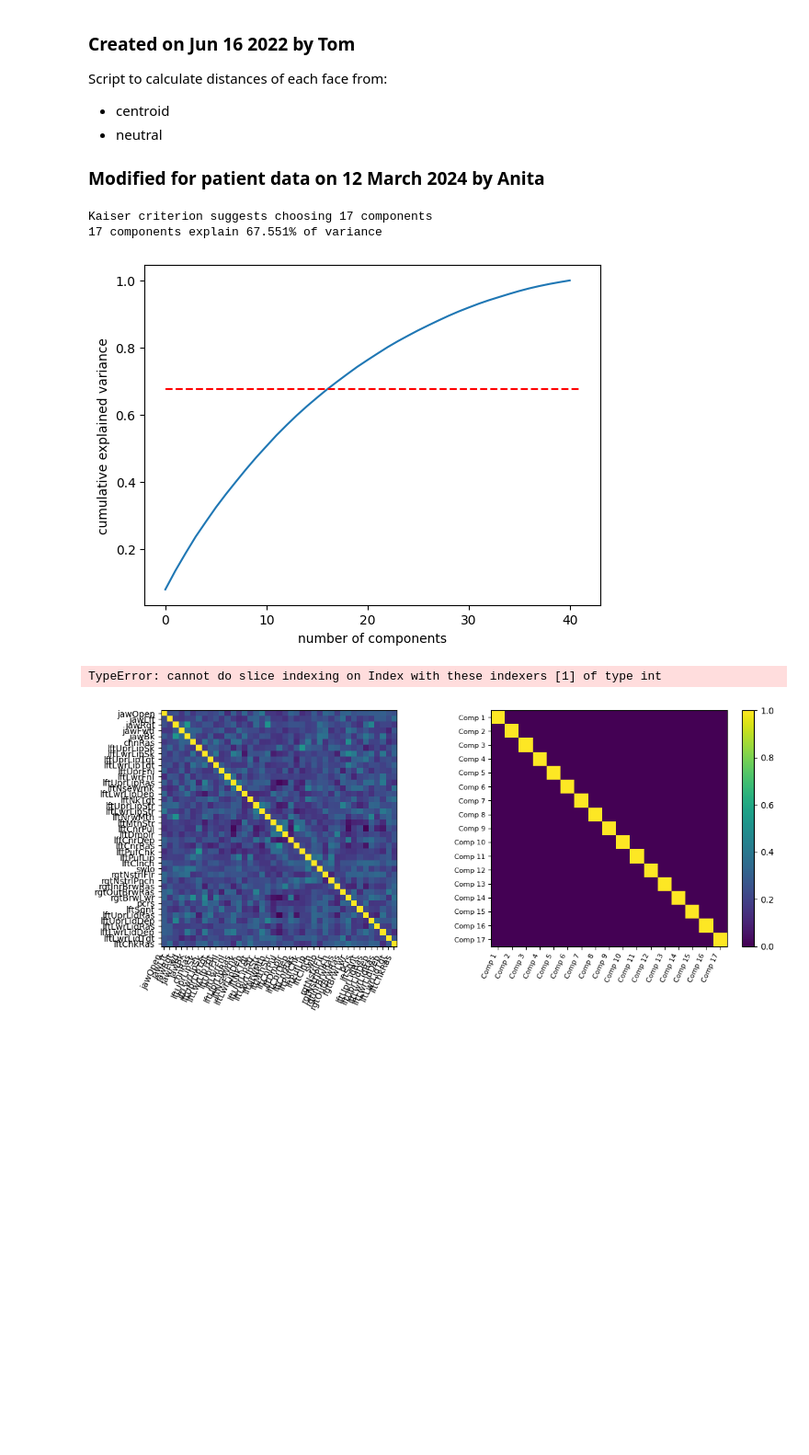
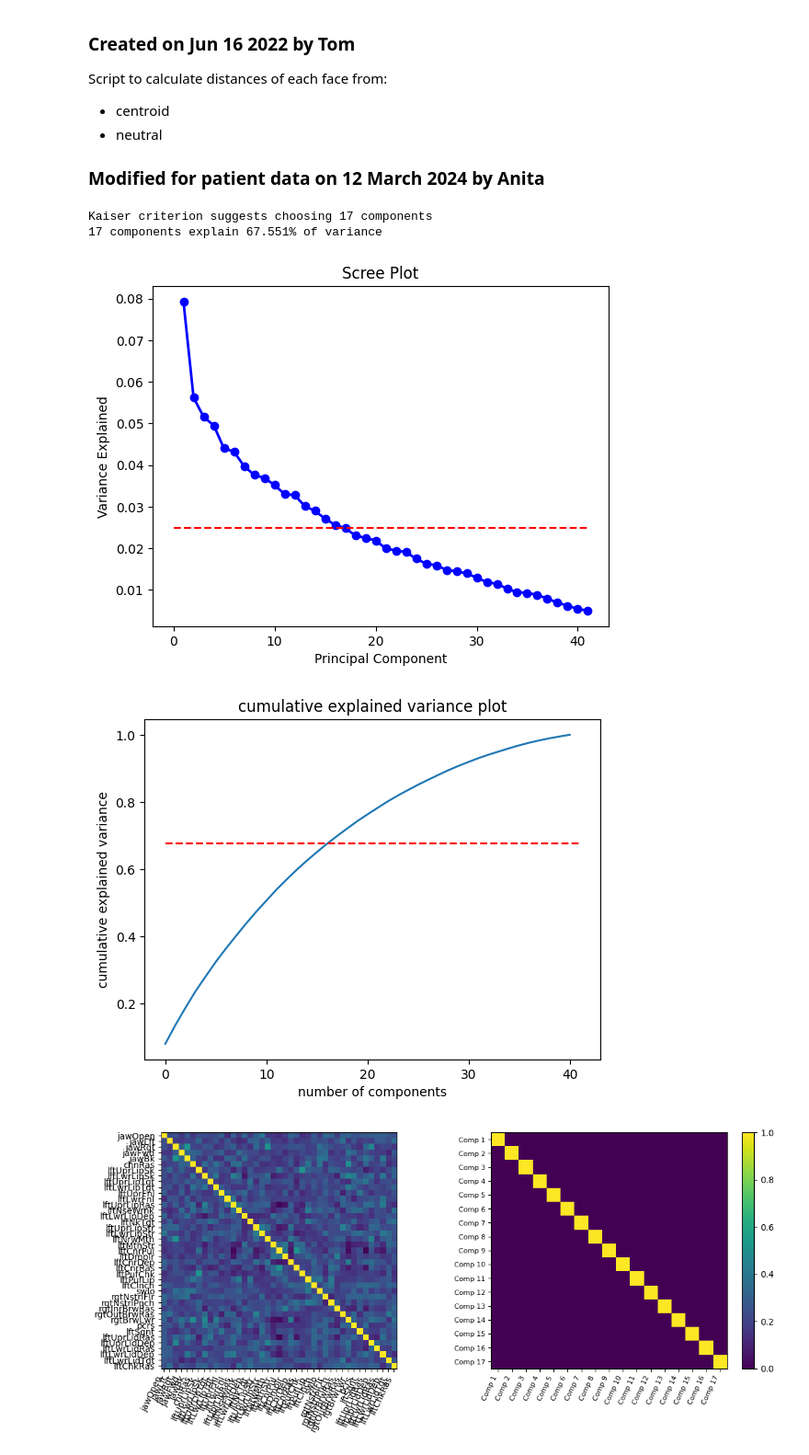
Before and after one commit to dumplings102/GA-emotion-perception-analysis, a Jupyter notebook: elite_analysis.ipynb, the cells around one changed output. Shown at 92% size. Drawn from its saved outputs; the diff is of its cells as text; code cells hidden in the pictures; blank space fills up the shorter version.

```diff
--- a/elite_analysis.ipynb
+++ b/elite_analysis.ipynb
@@ -229,38 +229,46 @@ elite_core_df = elite_df[elite_df.columns[core_BS_df['Blendshape index']]] # get
 #run PCA
 X = elite_core_df.values # get matrix
 X = StandardScaler().fit_transform(X) # standardise
 
 pca = PCA() # pca model
 principalComponents = pca.fit_transform(X) # fit data
 
 # number of components
 n_comp = np.count_nonzero([pca.explained_variance_ > 1])
 comp_labels = ['PC' + str(x) for x in range(1,n_comp+1)]
 orig_eigenvalues = pca.explained_variance_ratio_
+orig_PC_values = np.arange(pca.n_components_) + 1
 
 # print
 print(f'Kaiser criterion suggests choosing {n_comp} components')
 
 # PCA with n components
 pca = PCA(n_components = n_comp)
 principalComponents = pca.fit_transform(X)
 print(f'{n_comp} components explain {sum(pca.explained_variance_ratio_)*100:.3f}% of variance')
 
 PC_df = pd.DataFrame(data = principalComponents, columns = comp_labels)
 full_df = pd.concat([elite_df, PC_df], axis = 1) # concatenated elite + PC dataframes
 
+#scree plot
+#PC_values = np.arange(pca.n_components_) + 1
+plt.plot(orig_PC_values, orig_eigenvalues, 'o-', linewidth=2, color='blue')
+plt.title('Scree Plot')
+plt.xlabel('Principal Component')
+plt.ylabel('Variance Explained')
+plt.hlines(y=pca.explained_variance_ratio_[-1], xmin=0, xmax=len(orig_eigenvalues), color='r', linestyles="dashed");
+plt.show()
+
 plt.plot(np.cumsum(orig_eigenvalues))
+plt.title('cumulative explained variance plot')
 plt.xlabel('number of components')
 plt.ylabel('cumulative explained variance')
 plt.hlines(y=sum(pca.explained_variance_ratio_), xmin=0, xmax=len(orig_eigenvalues), color='r', linestyles="dashed");
 # %% [output]
 Kaiser criterion suggests choosing 17 components
 17 components explain 67.551% of variance
-[figure, old version]
+[figure, new version]
+[figure, added]
-# %%
-elite_df.loc[:, 1:150]
-# %% [output]
-TypeError: cannot do slice indexing on Index with these indexers [1] of type int
 # %%
 #add correlation matrix before and after dimensionality reduction to show how the correlation between features changes
 
```
Also changed, not shown: parts of 6 cells of this notebook, 25 other files.
